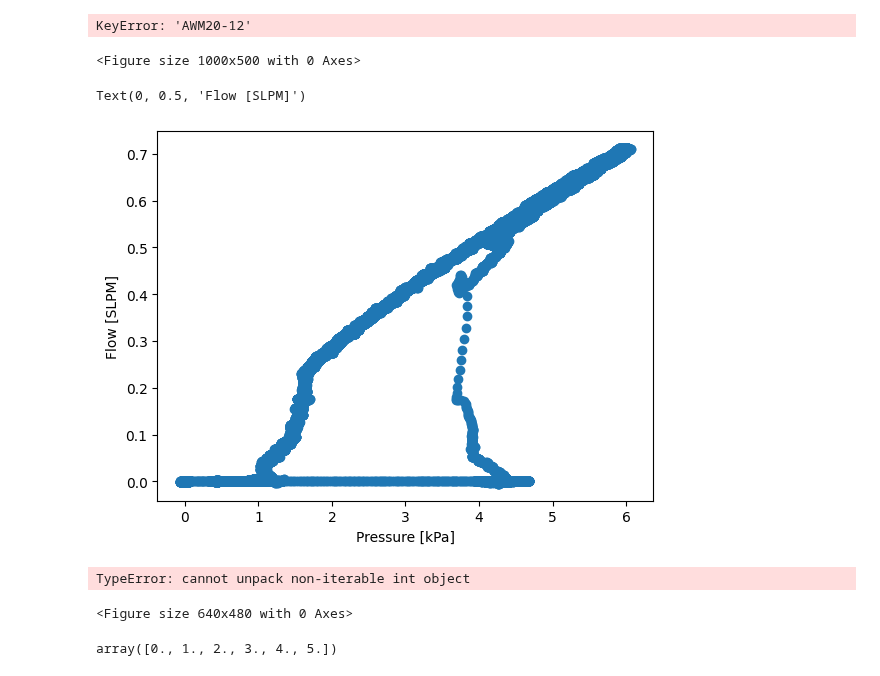
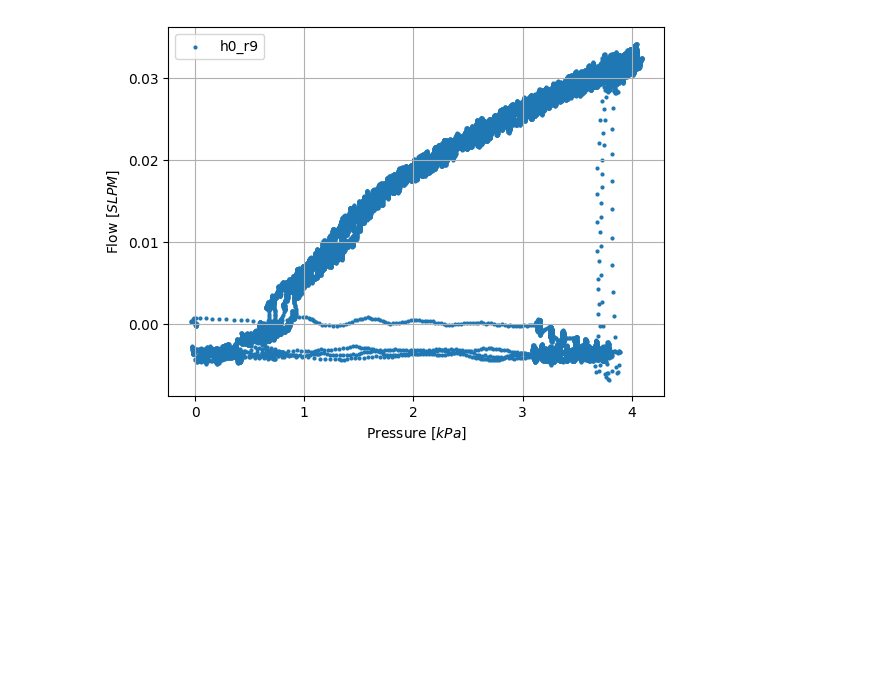
Before and after one commit to Olviel/Thermal_Soft_Robotics, a Jupyter notebook: Thermal_actuation/Experimental/Fluidic/Rothmund_Pressure_release/Valve_leak_test_rothmund.ipynb, the cells around one changed output. Cells and saved outputs as stored; diff of their text form; code cells hidden in the pictures; blank space fills up the shorter version.

```diff
--- a/Thermal_actuation/Experimental/Fluidic/Rothmund_Pressure_release/Valve_leak_test_rothmund.ipynb
+++ b/Thermal_actuation/Experimental/Fluidic/Rothmund_Pressure_release/Valve_leak_test_rothmund.ipynb
@@ -103,83 +105,37 @@ plt.show()
-# %%
-plt.figure(figsize=[10, 5]) # Optional, set the size of the plot
-linetypes = ['-', '--', '-.', ':'] # Define a list of linetypes
-
-for i in range(len(data[0])):
-    flow = data[0][i]['AWM20-12'].values #SLPM
-    P = data[0][i]['MPX100-10'].values # Pa
-    time = data[0][i]['Time']
-
-    # Select linetype using the modulo operator to loop through the linetypes list
-    linetype = linetypes[i % len(linetypes)]
-
-    plt.plot(time, P/1000,linetype,label="Pressure"+str(i))
-    plt.xlabel('Time [s]')
-    plt.ylabel('Pressure [kPa]')
-    plt.legend(loc="upper left")
-
-# Create a twin y-axis to plot the flow on the right side
-ax2 = plt.gca().twinx()
-for i in range(len(data[0])):
-    flow = data[0][i]['AWM20-12'].values #SLPM
-    time = data[0][i]['Time']
-
-    # Select linetype using the modulo operator to loop through the linetypes list
-    linetype = linetypes[i % len(linetypes)]
-
-    ax2.plot(time, flow,linetype, color='r', label='Flow'+str(i))
-    ax2.set_ylabel('Flow [SLPM]')
-    ax2.legend(loc="upper right")
-
-ax2.set_ylim(-0.5, 5)
-plt.ylim(-0.5, 10)
-plt.show()
-# %% [output]
-KeyError: 'AWM20-12'
-<Figure size 1000x500 with 0 Axes>
-# %%
-plt.scatter(P/1000,flow)
-plt.xlabel('Pressure [kPa]')
-plt.ylabel('Flow [SLPM]')
-#plt.xlim(5,7)
-#plt.ylim(-0.25, 1)
-# %% [output]
-Text(0, 0.5, 'Flow [SLPM]')
-[figure, removed]
 # %%
 plt.figure()  # Create a new figure for each experiment
-for i, df in [0,1,2,3,4]:#enumerate(data[0]):
+for i, df in enumerate(data[0]):
 
     # Check which sensor data is available in the DataFrame columns
     if 'SSCDP15-3' in df.columns:
         P = df['SSCDP15-3'].values
         #label = len(df['SSCDP15-3'].values)/1000 #'SSCDP15-3'
     elif 'MPX100-3' in df.columns:
         P = df['MPX100-3'].values
         #label = len(df['MPX100-3'].values)/1000 #'SSCDP15-3'
     elif 'MPX700-2' in df.columns:
         P = df['MPX700-2'].values
         #label = len(df['MPX700-2'].values)/1000#'MPX700-2'
+    elif 'SSCDP05-3' in df.columns:
+        P = df['SSCDP05-3'].values
+    #label = len(df['MPX700-2'].values)/1000#'MPX700-2'
     else:
         print(f"Skipping experiment {i+1}: No recognizable sensor data.")
         continue  # Skip this iteration and move to the next experiment
 
     # Assuming Time is common in all DataFrames and is in a column named 'Time'
     #Time = df['Time'].values
     flow = data[0][i]['AWM5-5'].values #SLPM
 
-    plt.plot( P/1000,flow, label=data[1]['Samplename'][i][5:])
+    plt.scatter( P/1000,flow, label=data[1]['Samplename'][i][5:],marker='.', linewidth=0.000001)
     plt.xlabel('Pressure [$kPa$]')
     plt.ylabel('Flow [$SLPM$]')
-    plt.legend(loc='lower right')
+    plt.legend(loc='upper left')
     #plt.title(f'Experiment {i+1}')
 
-#plt.xlim(3.5,5.5)
+#plt.xlim(0,8)
 plt.grid()
+#plt.xlim(0,5)
 plt.show()
 # %% [output]
-TypeError: cannot unpack non-iterable int object
-<Figure size 640x480 with 0 Axes>
+[figure, added]
-# %%
-np.linspace(0,5,6)
-# %% [output]
-array([0., 1., 2., 3., 4., 5.])
```
Also changed, not shown: parts of 9 cells of this notebook, 2 other files.
